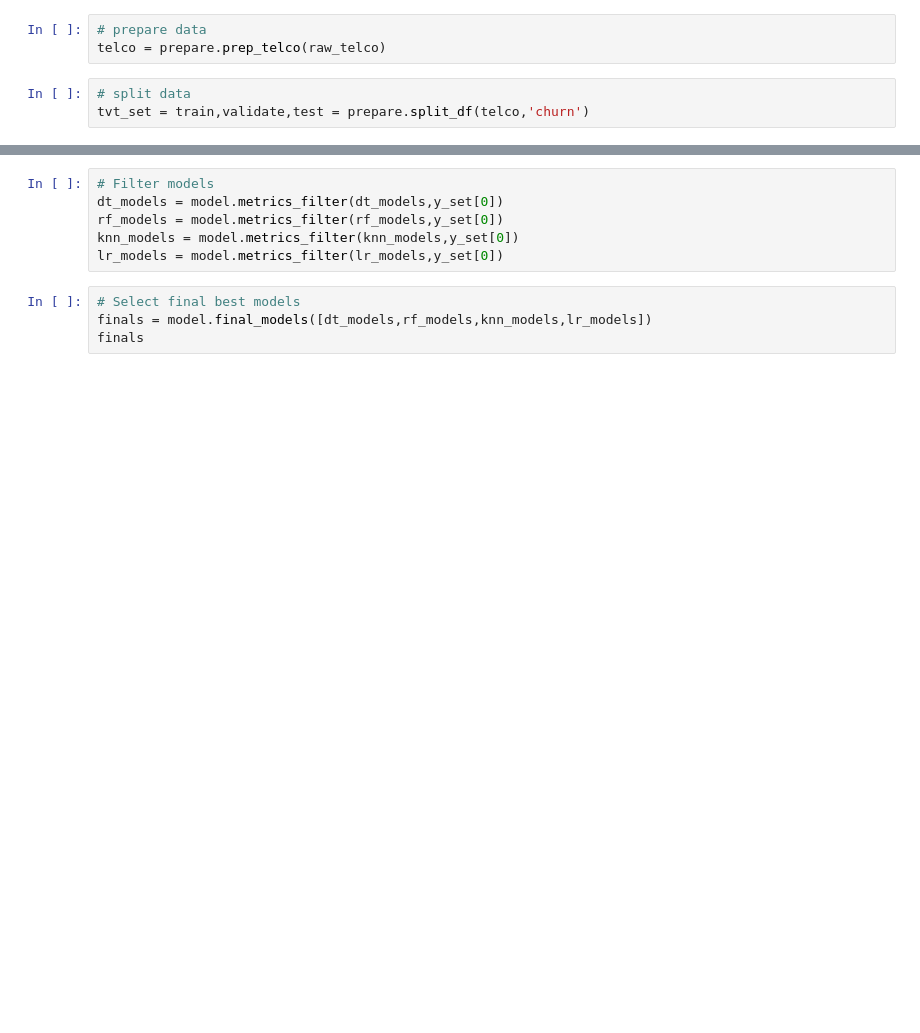
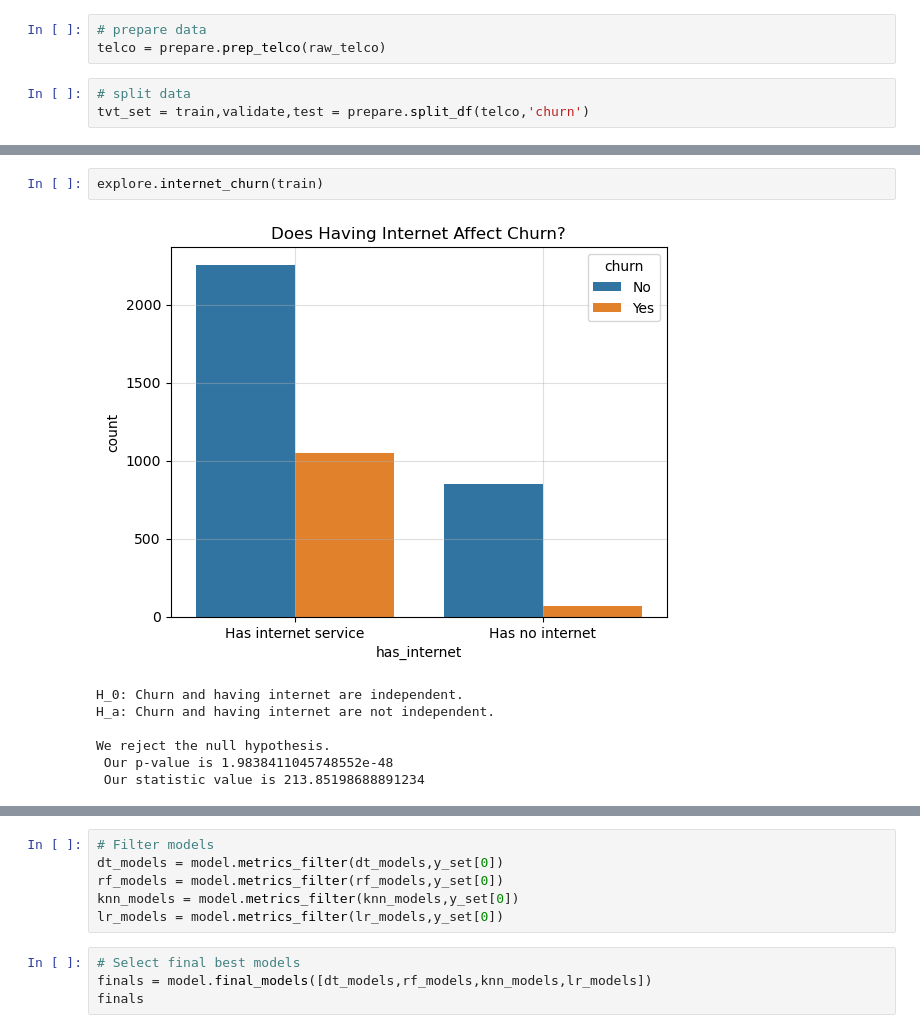
Before and after one commit to Michael-Nelson361/Telco_Report, a Jupyter notebook: final_report.ipynb, the cells around one changed output, grey strips where cells are left out. Drawn from its saved outputs; the diff is of its cells as text; blank space fills up the shorter version.

```diff
--- a/final_report.ipynb
+++ b/final_report.ipynb
@@ -51,0 +57,10 @@ explore.telco_plots(train)
+# %%
+explore.internet_churn(train)
+# %% [output]
+[figure, added]
+H_0: Churn and having internet are independent.
+H_a: Churn and having internet are not independent.
+
+We reject the null hypothesis.
+ Our p-value is 1.9838411045748552e-48
+ Our statistic value is 213.85198688891234
```
Also changed, not shown: parts of 7 cells of this notebook, 8 other files.
